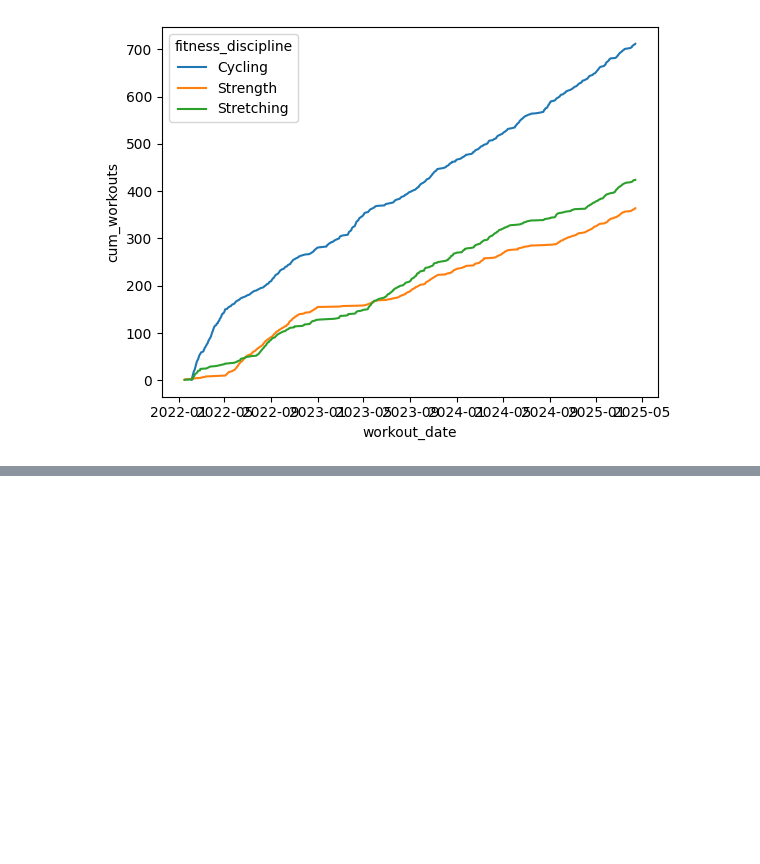
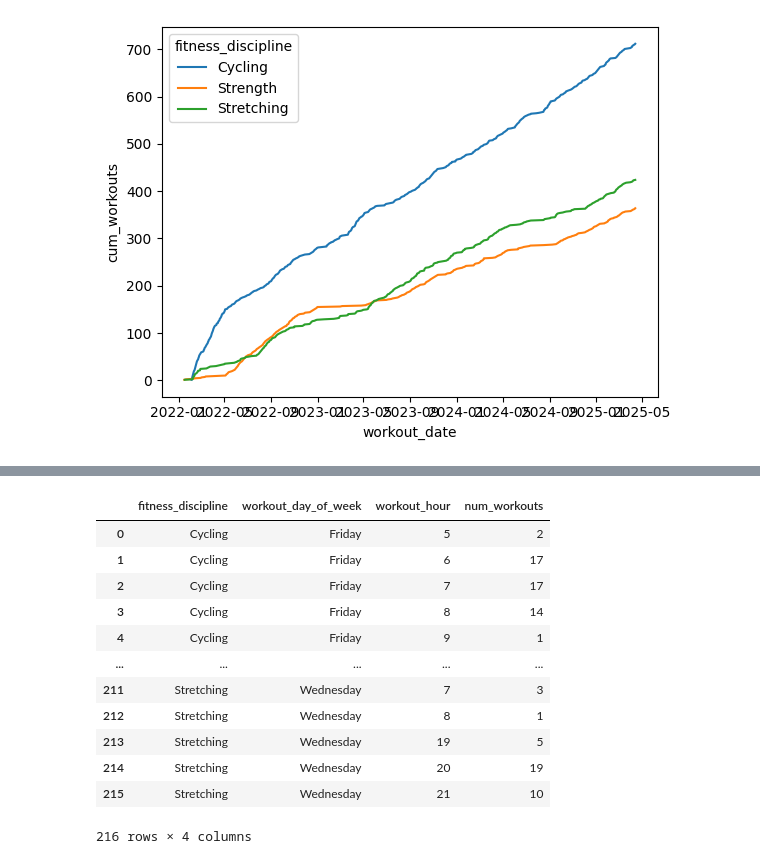
Before and after one commit to jack-cao-623/peloton_workouts, a Jupyter notebook: peloton_workouts_thru_2025_04_13.ipynb, the cells around one changed output, grey strips where cells are left out. Saved outputs shown, nothing was run; the diff lists cells and outputs as text; code cells hidden in the pictures; blank space fills up the shorter version.

```diff
--- a/peloton_workouts_thru_2025_04_13.ipynb
+++ b/peloton_workouts_thru_2025_04_13.ipynb
@@ -344,0 +429,17 @@ df_date_of.head()
+# %%
+# hour of the workout (e.g., 04 = 4am hour, 13 = 1pm hour)
+df['workout_hour'] = (
+
+    df['workout_timestamp']
+
+      # extract hour
+      .str[11:13]
+
+)
+
+# day of the workout (Mon, Tue, Wed, etc.)
+df['workout_day_of_week'] = (
+
+    df['workout_date']
+      .dt.day_name()
+)
@@ -344,0 +454,37 @@ df_date_of.head()
+# %%
+# create dataframe
+df_num_workouts_per_discipline_per_day_per_hour = (
+
+    df
+
+      # exclude Yoga, just 1 workout
+      .query("fitness_discipline != 'Yoga'")
+
+      # number of workouts per discpline per day per hour
+      .groupby(['fitness_discipline', 'workout_day_of_week', 'workout_hour'])
+      .size()
+      .reset_index(name = 'num_workouts')
+      .sort_values(by = ['fitness_discipline', 'workout_day_of_week', 'workout_hour'])
+
+      # convert workout_hour to numeric
+      .assign(
+          workout_hour = lambda x: pd.to_numeric(x['workout_hour'])
+      )
+
+)
+
+df_num_workouts_per_discipline_per_day_per_hour
+# %% [output]
+|  | fitness_discipline | workout_day_of_week | workout_hour | num_workouts |
+| 0 | Cycling | Friday | 5 | 2 |
+| 1 | Cycling | Friday | 6 | 17 |
+| 2 | Cycling | Friday | 7 | 17 |
+| 3 | Cycling | Friday | 8 | 14 |
+| 4 | Cycling | Friday | 9 | 1 |
+| ... | ... | ... | ... | ... |
+| 211 | Stretching | Wednesday | 7 | 3 |
+| 212 | Stretching | Wednesday | 8 | 1 |
+| 213 | Stretching | Wednesday | 19 | 5 |
+| 214 | Stretching | Wednesday | 20 | 19 |
+| 215 | Stretching | Wednesday | 21 | 10 |
+216 rows × 4 columns
```
Also changed, not shown: parts of 12 cells of this notebook.
